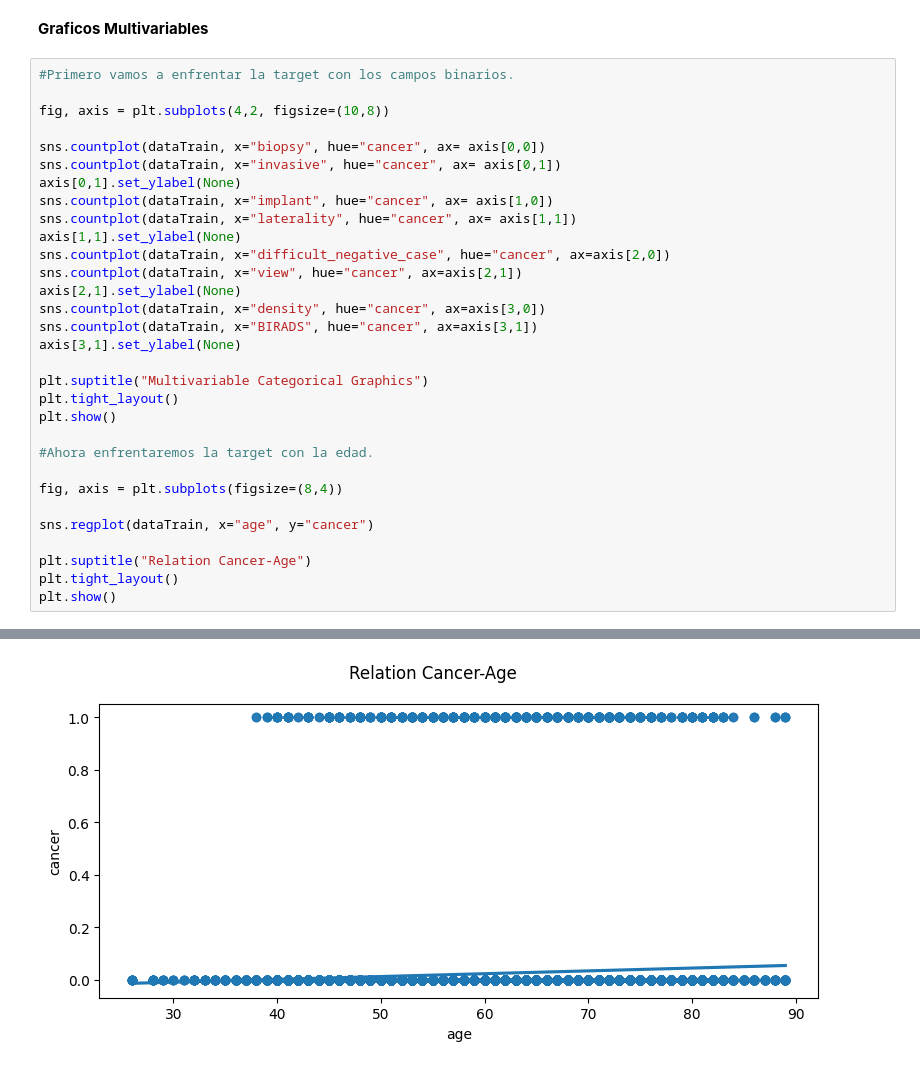
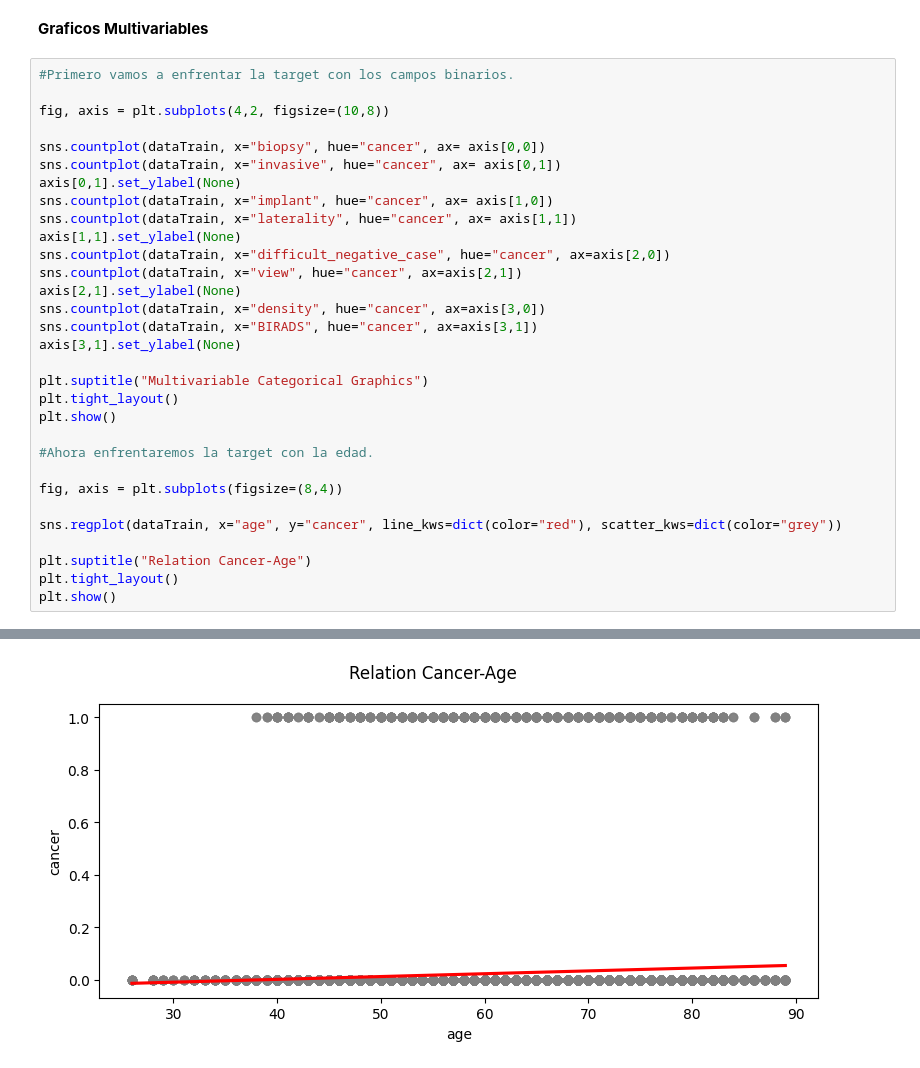
Before and after one commit to Fj-martinez33/RSNA-Breast-Cancer-Detection, a Jupyter notebook: src/explore.ipynb, the cells around one changed output, grey strips where cells are left out. Drawn from its saved outputs; the diff is of its cells as text.

Commit message:
graph multivariable descriptions

```diff
--- a/src/explore.ipynb
+++ b/src/explore.ipynb
@@ -241,32 +241,32 @@ plt.show()
 
 fig, axis = plt.subplots(4,2, figsize=(10,8))
 
 sns.countplot(dataTrain, x="biopsy", hue="cancer", ax= axis[0,0])
 sns.countplot(dataTrain, x="invasive", hue="cancer", ax= axis[0,1])
 axis[0,1].set_ylabel(None)
 sns.countplot(dataTrain, x="implant", hue="cancer", ax= axis[1,0])
 sns.countplot(dataTrain, x="laterality", hue="cancer", ax= axis[1,1])
 axis[1,1].set_ylabel(None)
 sns.countplot(dataTrain, x="difficult_negative_case", hue="cancer", ax=axis[2,0])
 sns.countplot(dataTrain, x="view", hue="cancer", ax=axis[2,1])
 axis[2,1].set_ylabel(None)
 sns.countplot(dataTrain, x="density", hue="cancer", ax=axis[3,0])
 sns.countplot(dataTrain, x="BIRADS", hue="cancer", ax=axis[3,1])
 axis[3,1].set_ylabel(None)
 
 plt.suptitle("Multivariable Categorical Graphics")
 plt.tight_layout()
 plt.show()
 
 #Ahora enfrentaremos la target con la edad.
 
 fig, axis = plt.subplots(figsize=(8,4))
 
-sns.regplot(dataTrain, x="age", y="cancer")
+sns.regplot(dataTrain, x="age", y="cancer", line_kws=dict(color="red"), scatter_kws=dict(color="grey"))
 
 plt.suptitle("Relation Cancer-Age")
 plt.tight_layout()
 plt.show()
 # %% [output]
 [figure]
-[figure, old version]
+[figure, new version]
```
